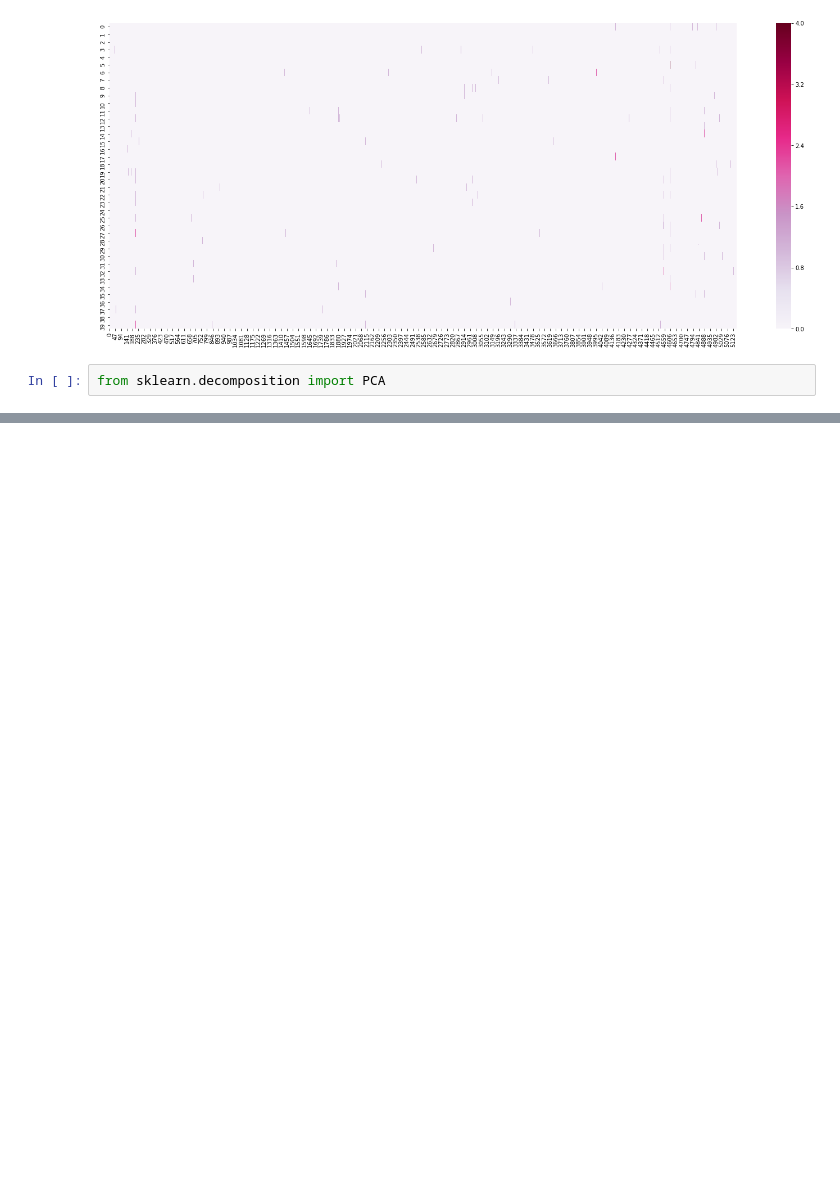
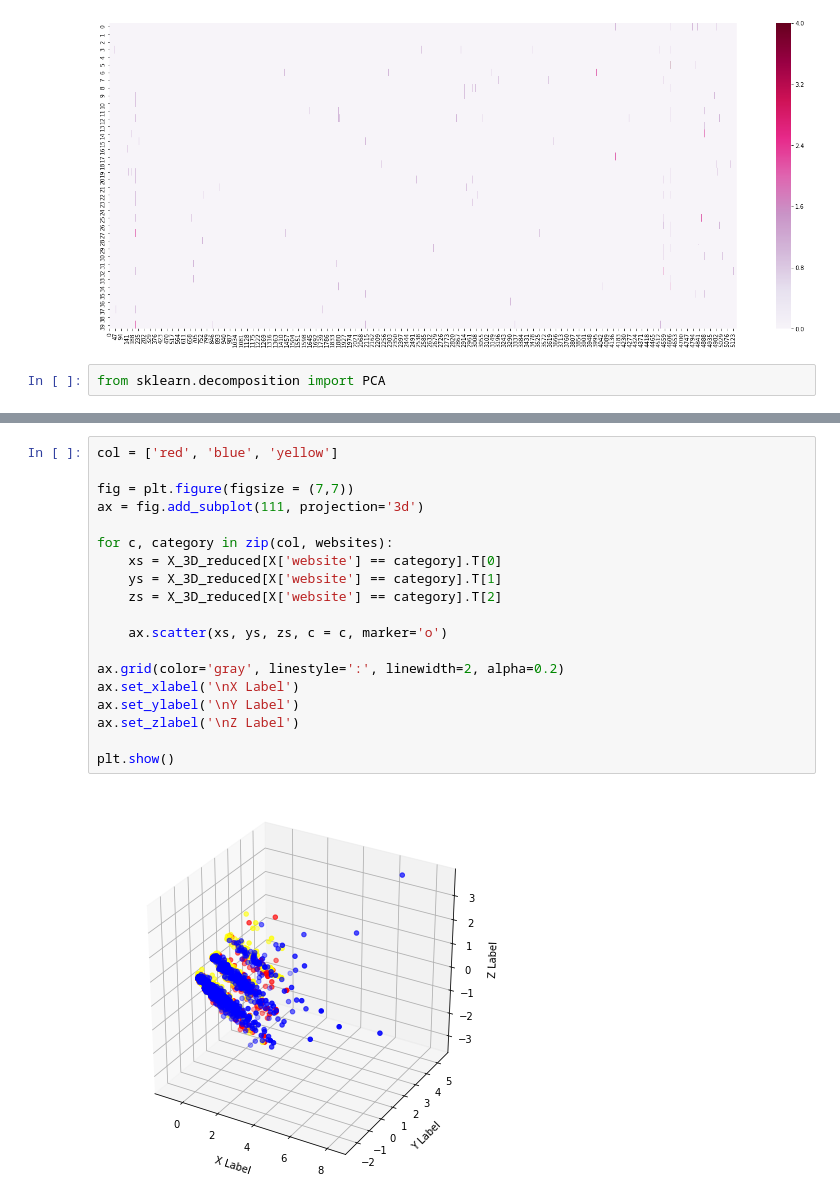
Before and after one commit to kevin810323/DM19-Lab1-Homework1, a Jupyter notebook: DM19-Lab1-Homework.ipynb, the cells around one changed output, grey strips where cells are left out. Saved outputs shown, nothing was run; the diff lists cells and outputs as text; blank space fills up the shorter version.

```diff
--- a/DM19-Lab1-Homework.ipynb
+++ b/DM19-Lab1-Homework.ipynb
@@ -336,0 +381,21 @@ from sklearn.decomposition import PCA
+# %%
+col = ['red', 'blue', 'yellow']
+
+fig = plt.figure(figsize = (7,7))
+ax = fig.add_subplot(111, projection='3d')
+
+for c, category in zip(col, websites):
+    xs = X_3D_reduced[X['website'] == category].T[0]
+    ys = X_3D_reduced[X['website'] == category].T[1]
+    zs = X_3D_reduced[X['website'] == category].T[2]
+
+    ax.scatter(xs, ys, zs, c = c, marker='o')
+
+ax.grid(color='gray', linestyle=':', linewidth=2, alpha=0.2)
+ax.set_xlabel('\nX Label')
+ax.set_ylabel('\nY Label')
+ax.set_zlabel('\nZ Label')
+
+plt.show()
+# %% [output]
+[figure, added]
```
Also changed, not shown: parts of 25 cells of this notebook.
